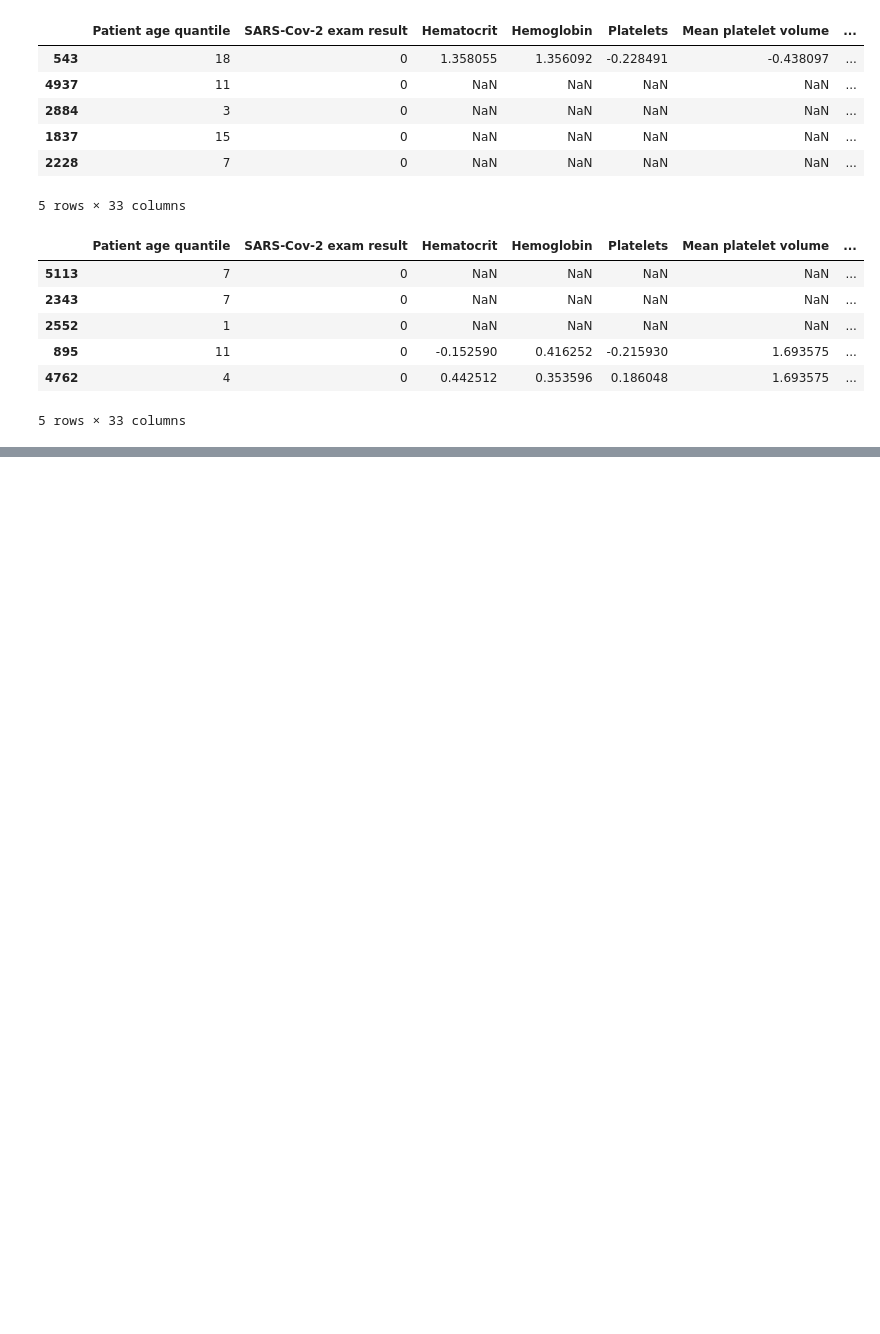
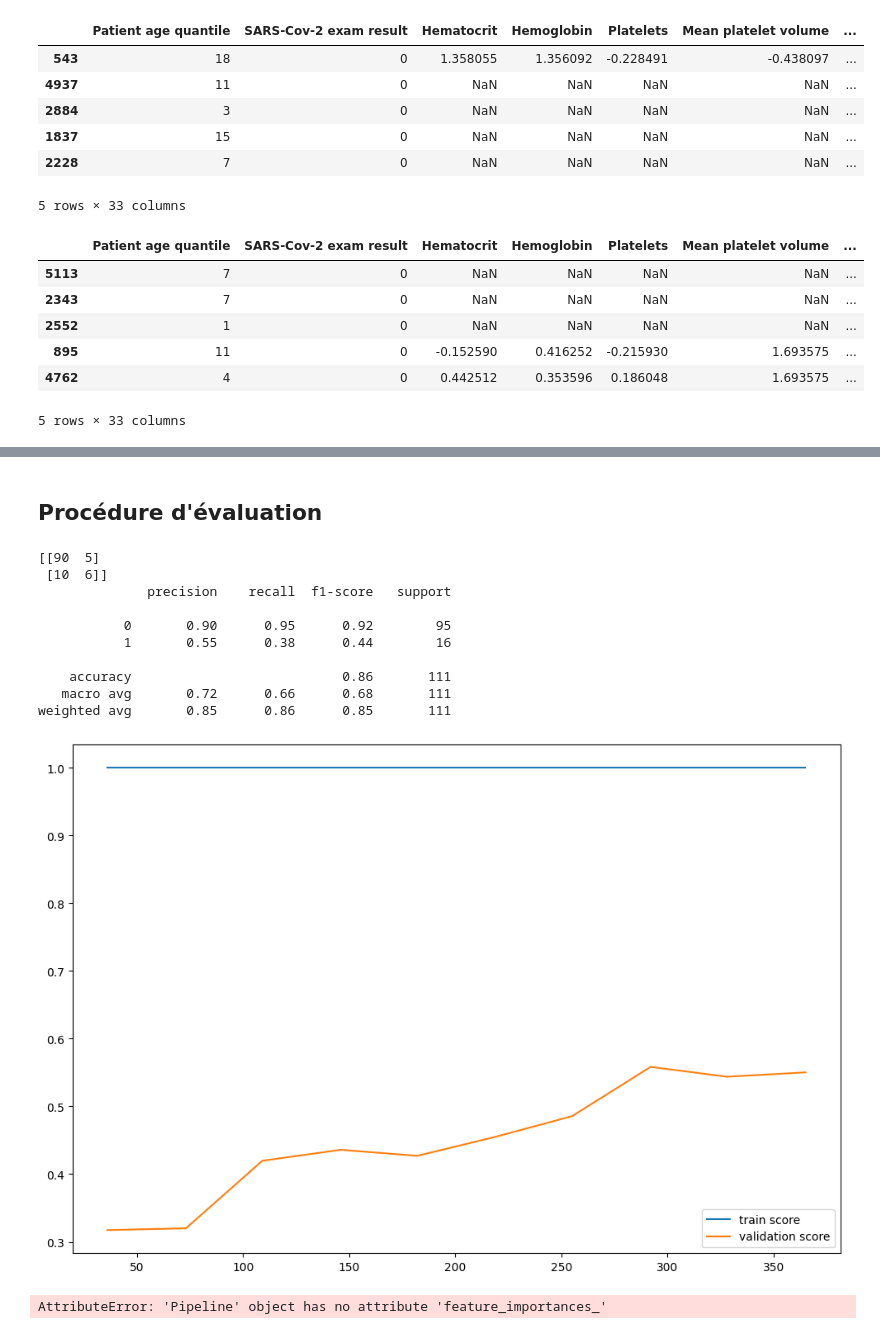
Before and after one commit to lebrislo/machine-learning-course, a Jupyter notebook: pre_processing_covid.ipynb, the cells around one changed output, grey strips where cells are left out. Saved outputs shown, nothing was run; the diff lists cells and outputs as text; code cells hidden in the pictures; blank space fills up the shorter version.

Commit message:
end preprocessing covid

```diff
--- a/pre_processing_covid.ipynb
+++ b/pre_processing_covid.ipynb
@@ -88,0 +110,4 @@ testset.head()
+# %%
+X_train, y_train = preprocessing(trainset)
+# %%
+X_test, y_test = preprocessing(testset)
@@ -88,0 +123,4 @@ testset.head()
+# %%
+model = make_pipeline(SelectKBest(f_classif, k=4), RandomForestClassifier(n_estimators=100))
+# %% [markdown]
+## Procédure d'évaluation
@@ -88,0 +130,33 @@ testset.head()
+# %%
+def evaluation(model):
+
+    model.fit(X_train, y_train)
+    y_pred = model.predict(X_test)
+
+    print(confusion_matrix(y_test, y_pred))
+    print(classification_report(y_test, y_pred))
+
+    N, train_score, val_score = learning_curve(model, X_train, y_train, cv=4, train_sizes=np.linspace(0.1, 1, 10), scoring='f1')
+
+    plt.figure(figsize=(12, 8))
+    plt.plot(N, train_score.mean(axis=1), label='train score')
+    plt.plot(N, val_score.mean(axis=1), label='validation score')
+    plt.legend()
+# %%
+evaluation(model)
+# %% [output]
+[[90  5]
+ [10  6]]
+              precision    recall  f1-score   support
+
+           0       0.90      0.95      0.92        95
+           1       0.55      0.38      0.44        16
+
+    accuracy                           0.86       111
+   macro avg       0.72      0.66      0.68       111
+weighted avg       0.85      0.86      0.85       111
+[figure, added]
+# %%
+pd.DataFrame(model.feature_importances_, index=X_train.columns).plot.bar()
+# %% [output]
+AttributeError: 'Pipeline' object has no attribute 'feature_importances_'
```
Also changed, not shown: parts of 6 cells of this notebook.
